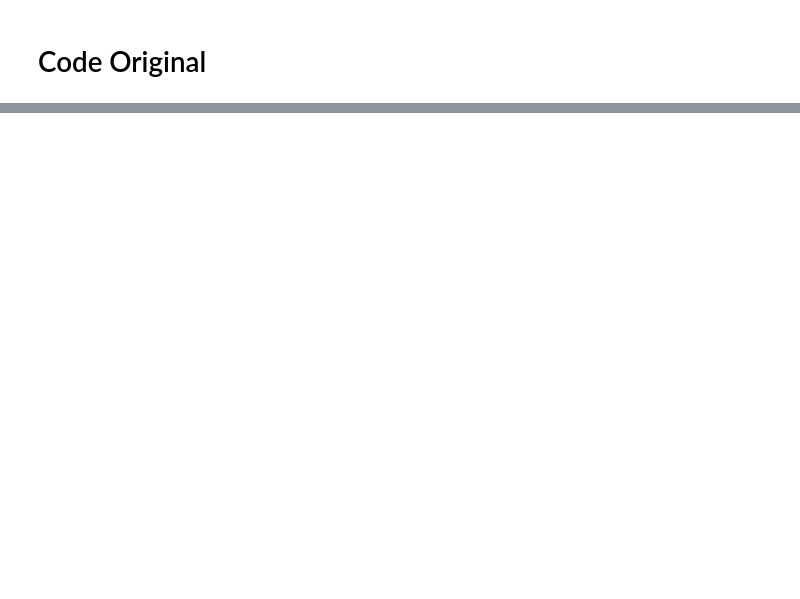
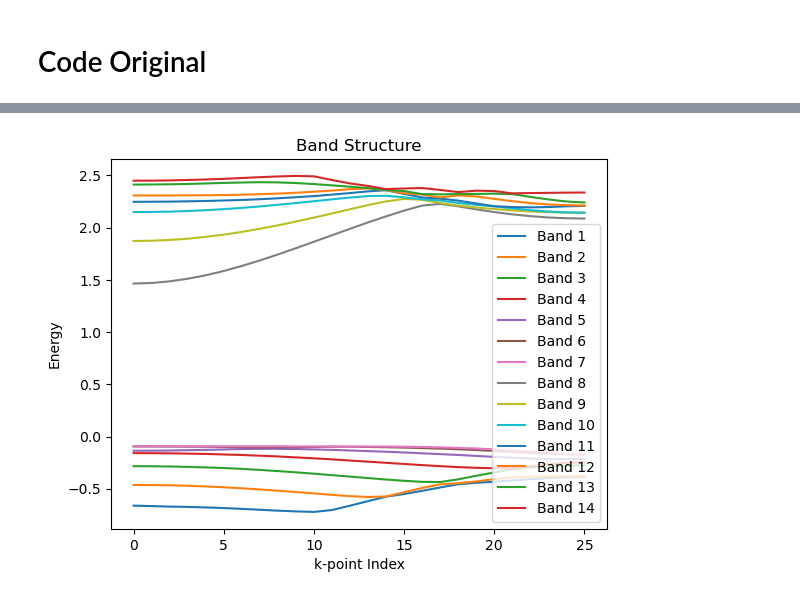
Before and after one commit to IvanScolan/projet_ML_ICFP_2024, a Jupyter notebook: projet_notebook_original_code.ipynb, the cells around one changed output, grey strips where cells are left out. Saved outputs shown, nothing was run; the diff lists cells and outputs as text; code cells hidden in the pictures; blank space fills up the shorter version.

```diff
--- a/projet_notebook_original_code.ipynb
+++ b/projet_notebook_original_code.ipynb
@@ -243,0 +245,12 @@ plt.show()
+# %%
+# Assuming the horizontal axis is the band index and the vertical axis is the energy
+for band in range(references.shape[1]):
+    plt.plot(references[:, band], label=f'Band {band+1}')
+
+plt.xlabel('k-point Index')
+plt.ylabel('Energy')
+plt.title('Band Structure')
+plt.legend()
+plt.show()
+# %% [output]
+[figure, added]
```
Also changed, not shown: parts of 5 cells of this notebook, 2 other files.
